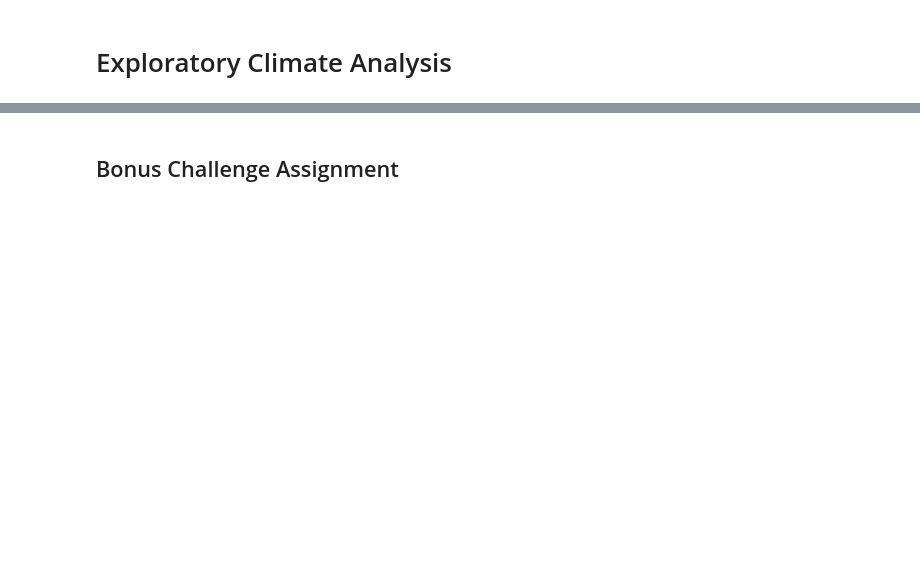
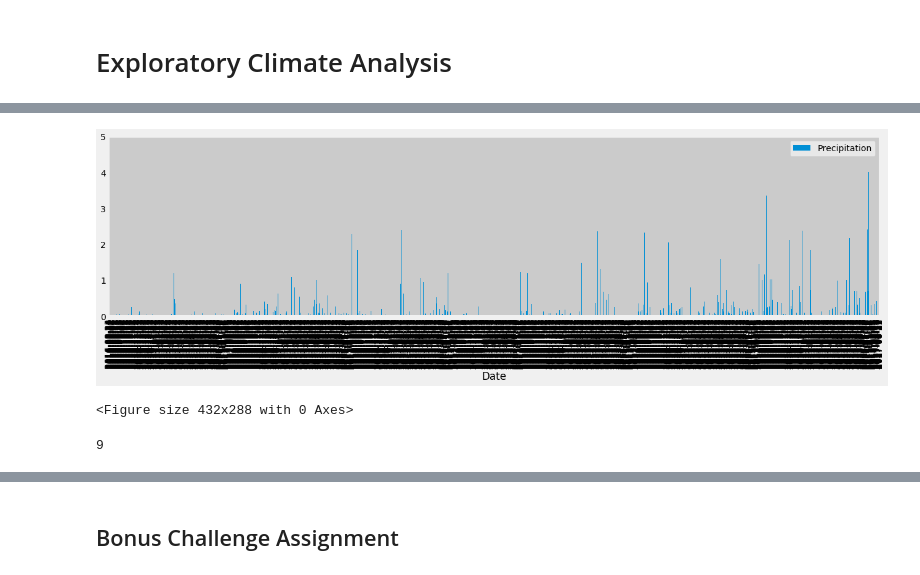
Before and after one commit to Chafloks/sqlalchemy-challenge, a Jupyter notebook: climate_starter.ipynb, the cells around one changed output, grey strips where cells are left out. Saved outputs shown, nothing was run; the diff lists cells and outputs as text; code cells hidden in the pictures; blank space fills up the shorter version.

```diff
--- a/climate_starter.ipynb
+++ b/climate_starter.ipynb
@@ -58,6 +58,11 @@ first_row.__dict__
 # Exploratory Climate Analysis
 # %%
 last_date = session.query(Measurement.date).order_by(Measurement.date.desc()).first()
-date = dt.datetime(2016, 8, 23)
+for u in last_date:
+    u
+x = u.split('-')
+year = int(x[0])-1
+month = int(x[1])
+day = int(x[2])
+date = dt.datetime(year, month, day)
 precipitation = session.query(Measurement.prcp,Measurement.date).filter(Measurement.date > date).all()
-last_date
@@ -66,2 +69,5 @@ last_date
 # %%
 # Use Pandas to calcualte the summary statistics for the precipitation data
+df = pd.DataFrame(precipitation, columns=['Precipitation','Date'])
+df.set_index('Date', inplace=True)
+df
@@ -68,5 +89,17 @@ last_date
+# %%
+df.plot(kind="bar", figsize=(20,5))
+plt.ylim(0, 5)
+plt.show()
+plt.tight_layout()
+# %% [output]
+[figure, added]
+<Figure size 432x288 with 0 Axes>
 # %%
 # Design a query to show how many stations are available in this dataset?
+stations = session.query(Station.station).all()
+len(stations)
+# %% [output]
+9
 # %%
 # What are the most active stations? (i.e. what stations have the most rows)?
 # List the stations and the counts in descending order.
```
Also changed, not shown: parts of 10 cells of this notebook.
